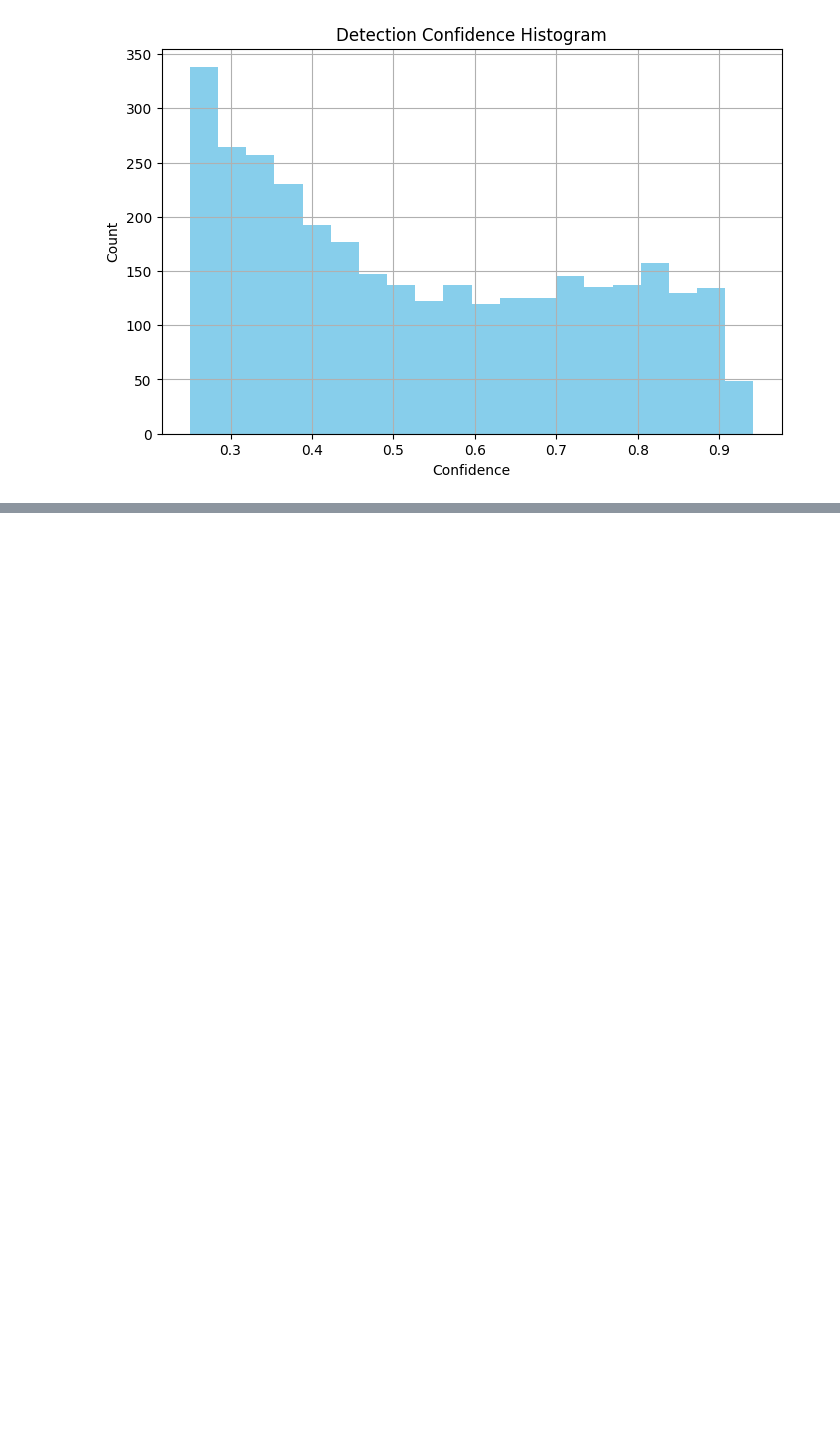
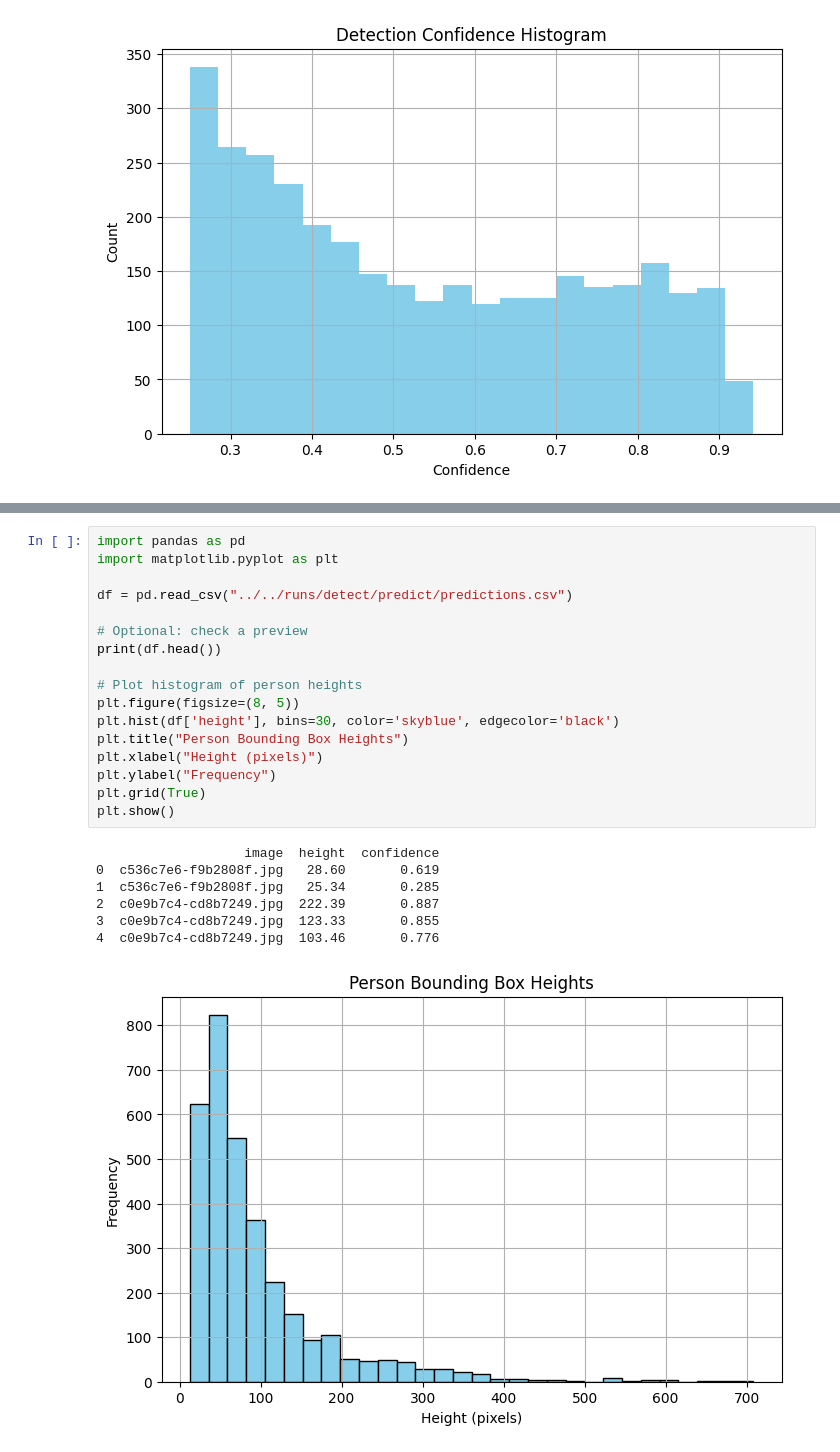
Before and after one commit to Nishanth-6/fair-pedestrian-detection, a Jupyter notebook: scripts/notebooks/fairness_analysis.ipynb, the cells around one changed output, grey strips where cells are left out. Drawn from its saved outputs; the diff is of its cells as text; blank space fills up the shorter version.

Commit message:
🔍 Added height-based bias audit script and confidence summary export

```diff
--- a/scripts/notebooks/fairness_analysis.ipynb
+++ b/scripts/notebooks/fairness_analysis.ipynb
@@ -21,0 +29,25 @@ plt.show()
+# %%
+import pandas as pd
+import matplotlib.pyplot as plt
+
+df = pd.read_csv("../../runs/detect/predict/predictions.csv")
+
+# Optional: check a preview
+print(df.head())
+
+# Plot histogram of person heights
+plt.figure(figsize=(8, 5))
+plt.hist(df['height'], bins=30, color='skyblue', edgecolor='black')
+plt.title("Person Bounding Box Heights")
+plt.xlabel("Height (pixels)")
+plt.ylabel("Frequency")
+plt.grid(True)
+plt.show()
+# %% [output]
+                   image  height  confidence
+0  c536c7e6-f9b2808f.jpg   28.60       0.619
+1  c536c7e6-f9b2808f.jpg   25.34       0.285
+2  c0e9b7c4-cd8b7249.jpg  222.39       0.887
+3  c0e9b7c4-cd8b7249.jpg  123.33       0.855
+4  c0e9b7c4-cd8b7249.jpg  103.46       0.776
+[figure, added]
```
Also changed, not shown: parts of 4 cells of this notebook, 1 other file.
